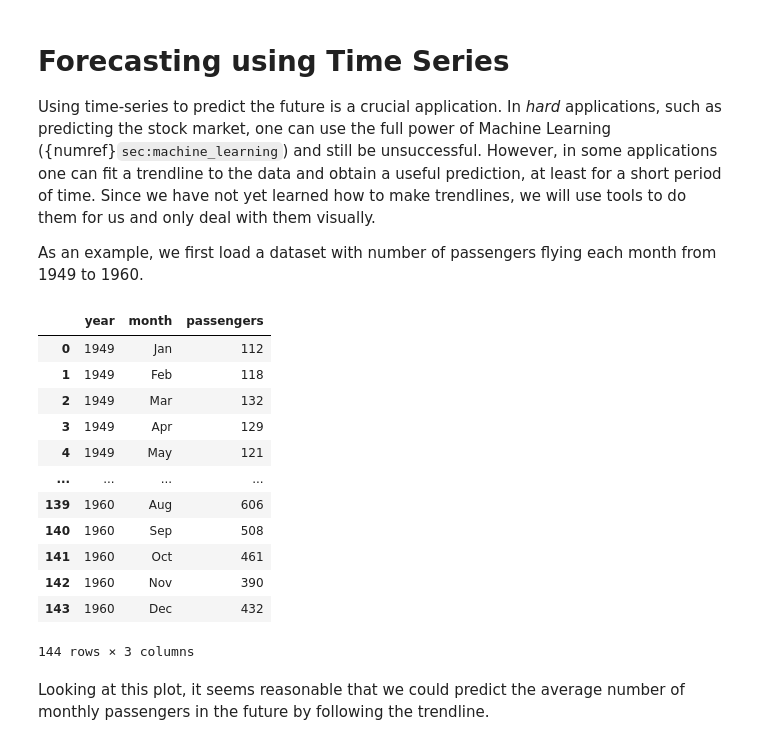
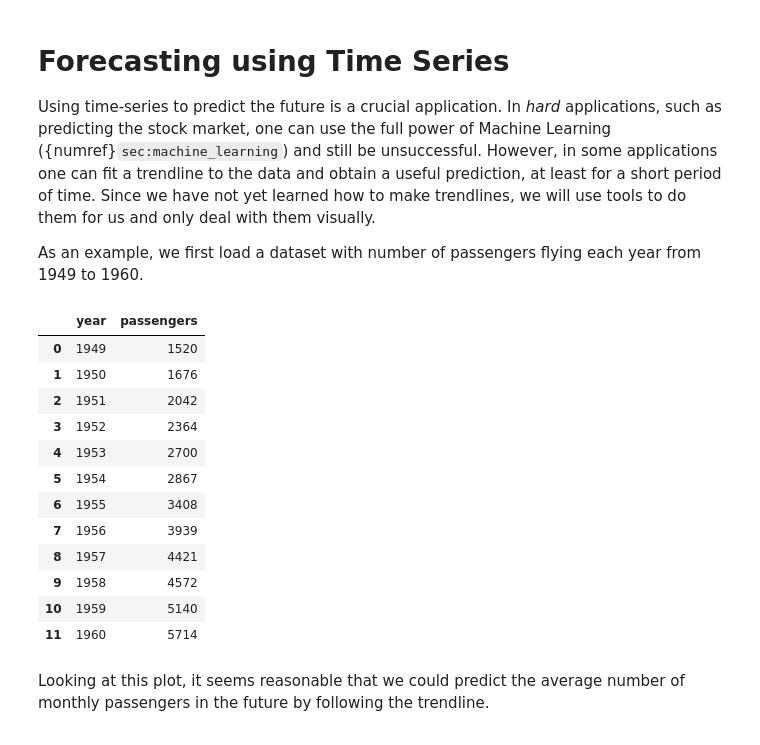
Before and after one commit to data-ohio/introductory-data-science, a Jupyter notebook: 2/5/forecasting.ipynb, the cells around one changed output. Drawn from its saved outputs; the diff is of its cells as text; code cells hidden in the pictures.

```diff
--- a/2/5/forecasting.ipynb
+++ b/2/5/forecasting.ipynb
@@ -6,26 +6,26 @@ In *hard* applications, such as predicting the stock market, one can use the ful
 However, in some applications one can fit a trendline to the data and obtain a useful prediction, at least for a short period of time.
 Since we have not yet learned how to make trendlines, we will use tools to do them for us and only deal with them visually.
 
-As an example, we first load a dataset with number of passengers flying each month from 1949 to 1960.
+As an example, we first load a dataset with number of passengers flying each year from 1949 to 1960.
 # %%
 %matplotlib inline
 import seaborn as sns
-flights = sns.load_dataset("flights")
+flights = sns.load_dataset("flights").groupby('year').agg(sum).reset_index()
 flights
 # %% [output]
-|  | year | month | passengers |
-| 0 | 1949 | Jan | 112 |
-| 1 | 1949 | Feb | 118 |
-| 2 | 1949 | Mar | 132 |
-| 3 | 1949 | Apr | 129 |
-| 4 | 1949 | May | 121 |
-| ... | ... | ... | ... |
-| 139 | 1960 | Aug | 606 |
-| 140 | 1960 | Sep | 508 |
-| 141 | 1960 | Oct | 461 |
-| 142 | 1960 | Nov | 390 |
-| 143 | 1960 | Dec | 432 |
+|  | year | passengers |
+| 0 | 1949 | 1520 |
+| 1 | 1950 | 1676 |
+| 2 | 1951 | 2042 |
+| 3 | 1952 | 2364 |
+| 4 | 1953 | 2700 |
+| 5 | 1954 | 2867 |
+| 6 | 1955 | 3408 |
+| 7 | 1956 | 3939 |
+| 8 | 1957 | 4421 |
+| 9 | 1958 | 4572 |
+| 10 | 1959 | 5140 |
+| 11 | 1960 | 5714 |
-144 rows × 3 columns
 # %% [markdown]
 Looking at this plot, it seems reasonable that we could predict the average number of monthly passengers in the future by following the trendline.
 # %%
```
Also changed, not shown: parts of 4 cells of this notebook.
